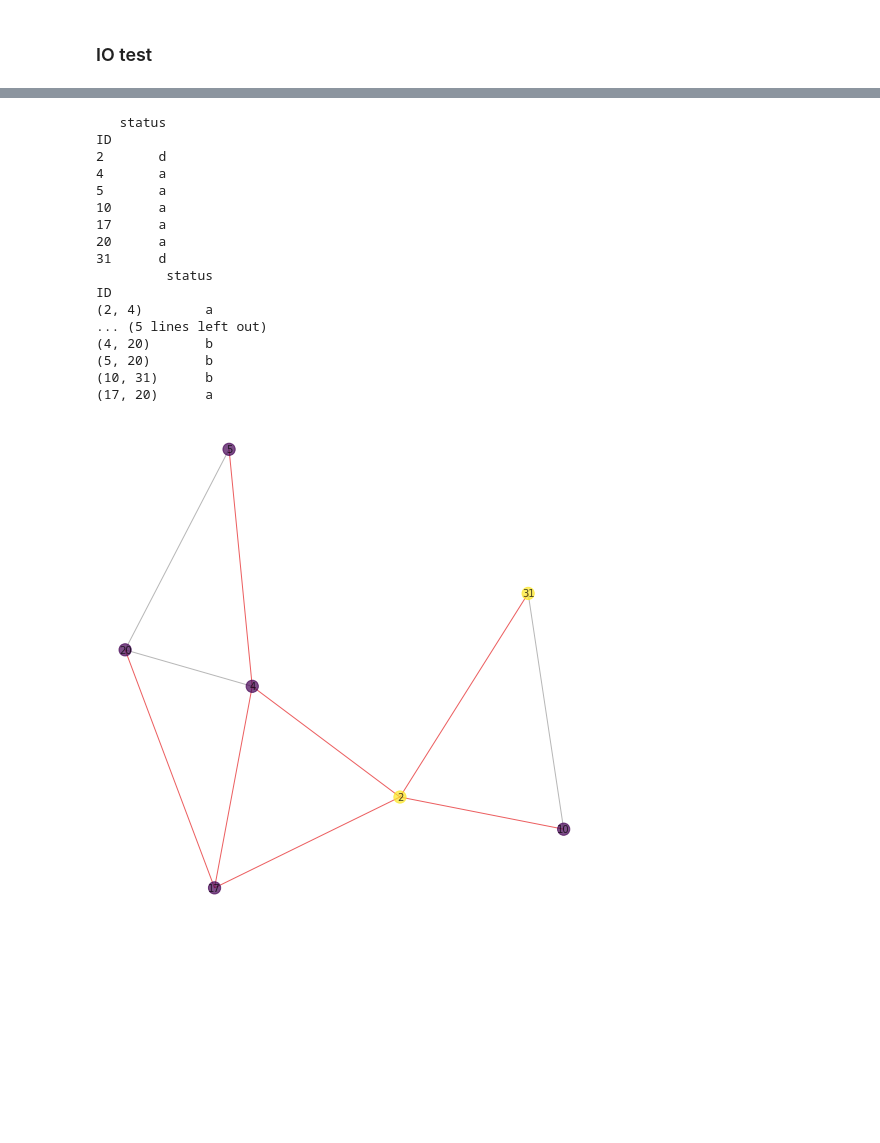
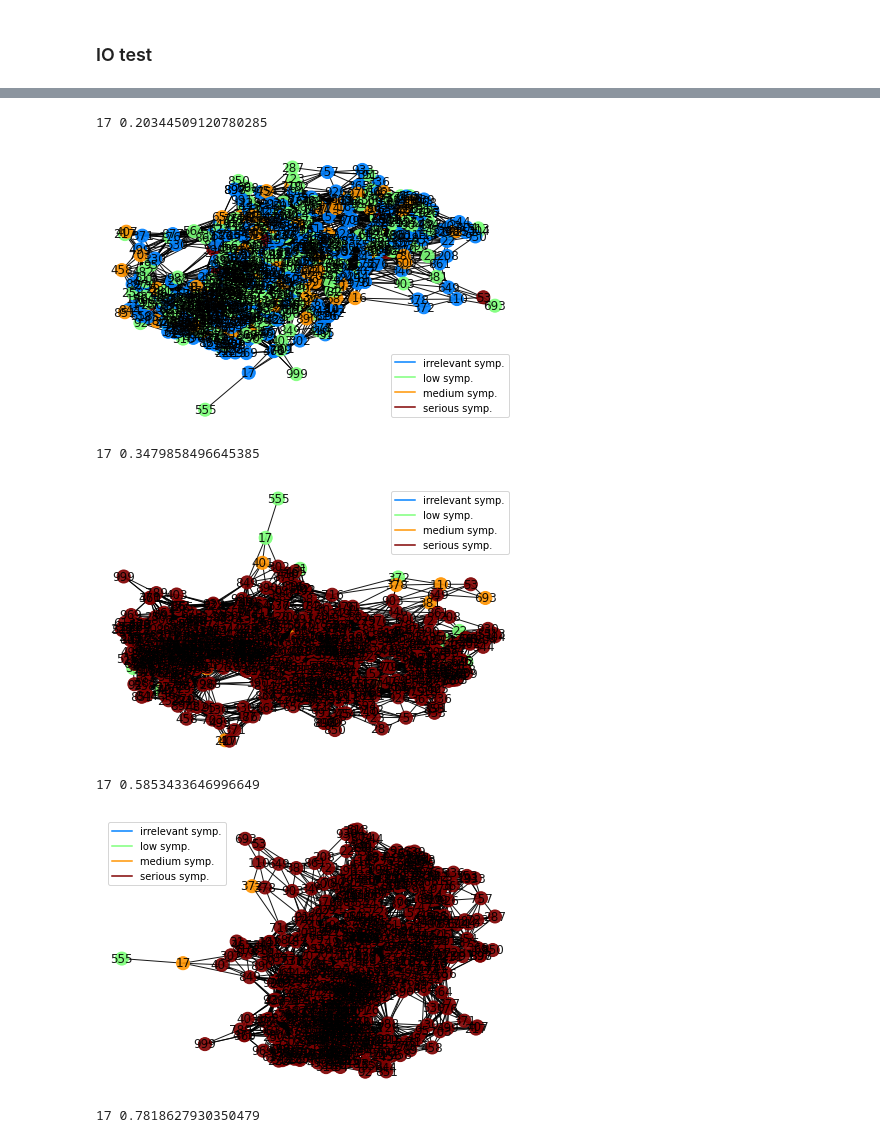
Before and after one commit to anty-filidor/covidout, a Jupyter notebook: tests.ipynb, the cells around one changed output, grey strips where cells are left out. Cells and saved outputs as stored; diff of their text form; code cells hidden in the pictures; blank space fills up the shorter version.

```diff
--- a/tests.ipynb
+++ b/tests.ipynb
@@ -62,21 +60,17 @@ print(v)
-# %%
-vis.plot(g, 2, 2)
-# %% [output]
-   status
-ID
-2       d
-4       a
-5       a
-10      a
-17      a
-20      a
-31      d
-         status
-ID
-(2, 4)        a
-... (5 lines left out)
-(4, 20)       b
-(5, 20)       b
-(10, 31)      b
-(17, 20)      a
-[figure, removed]
+# %%
+g = ioops.read_net('data/nod2.csv', 'data/edg2.csv')
+print(17, g.nodes[17]['w'])
+spreading.update_node(g, 23, 1)
+vis.plot(g, 2, 5)
+for i in range(13):
+    v = spreading.sperad(g, 2)
+    print(17, g.nodes[17]['w'])
+    vis.plot(g, 2, 5)
+# %% [output]
+17 0.20344509120780285
+[figure, added]
+17 0.3479858496645385
+[figure, added]
+17 0.5853433646996649
+[figure, added]
+17 0.7818627930350479
```
Also changed, not shown: parts of 5 cells of this notebook, 7 other files.
